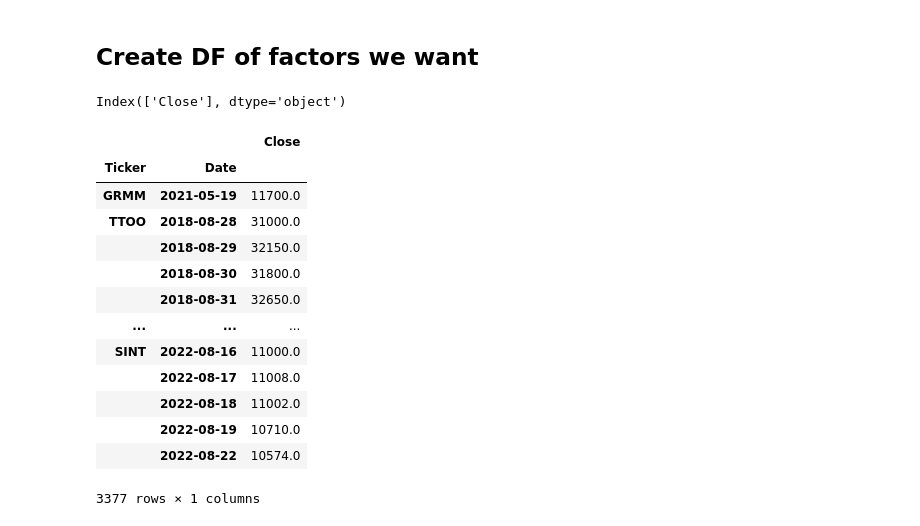
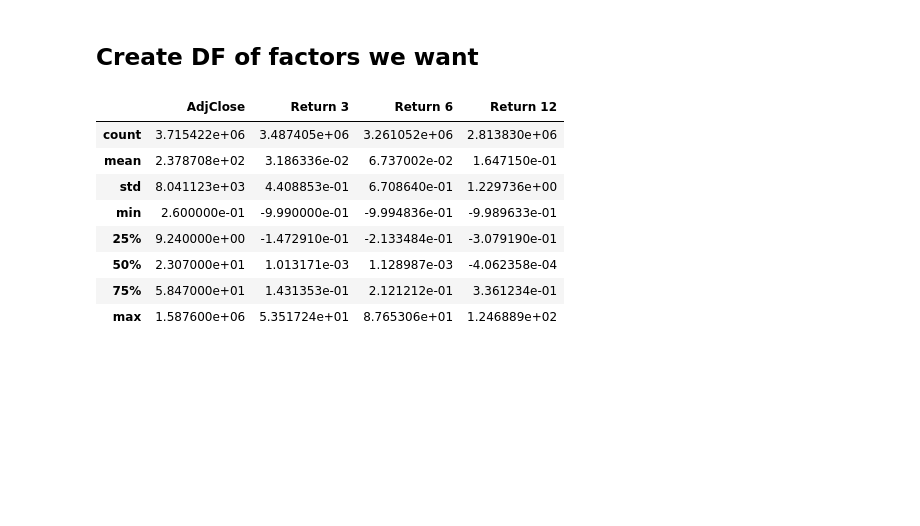
Before and after one commit to mprewarski/stock-models, a Jupyter notebook: mlp-fundamental-factors.ipynb, the cells around one changed output. Drawn from its saved outputs; the diff is of its cells as text; code cells hidden in the pictures; blank space fills up the shorter version.

```diff
--- a/mlp-fundamental-factors.ipynb
+++ b/mlp-fundamental-factors.ipynb
@@ -41,0 +72,5 @@ df_prices = sf.load_shareprices(variant='daily', market=market)
+# %%
+df_prices = df_prices.rename(columns={ADJ_CLOSE: 'AdjClose'})
+# %%
+df_prices = df_prices.query('AdjClose > 0.25')
+df_prices.shape
@@ -123,25 +127,17 @@ df_factors[CLOSE] = df_prices[ADJ_CLOSE]
-# %%
-df_factors.columns
-# %% [output]
-Index(['Close'], dtype='object')
-# %%
-df_factors.query('Close > 10000')
-# %% [output]
-|  |  | Close |
-| Ticker | Date |  |
-| GRMM | 2021-05-19 | 11700.0 |
-| TTOO | 2018-08-28 | 31000.0 |
-|  | 2018-08-29 | 32150.0 |
-|  | 2018-08-30 | 31800.0 |
-|  | 2018-08-31 | 32650.0 |
-| ... | ... | ... |
-| SINT | 2022-08-16 | 11000.0 |
-|  | 2022-08-17 | 11008.0 |
-|  | 2022-08-18 | 11002.0 |
-|  | 2022-08-19 | 10710.0 |
-|  | 2022-08-22 | 10574.0 |
-3377 rows × 1 columns
 # %%
-df_factors["Return 3"] = sf.rel_change(df=df_prices[ADJ_CLOSE], freq='bdays', bdays=63, future=True)
-df_factors["Return 6"] = sf.rel_change(df=df_prices[ADJ_CLOSE], freq='bdays', bdays=126, future=True)
-df_factors["Return 12"] = sf.rel_change(df=df_prices[ADJ_CLOSE], freq='bdays', bdays=252, future=True)
+df_factors = pd.DataFrame(index=df_prices.index)
+df_factors['AdjClose'] = df_prices['AdjClose']
+df_factors["Return 3"] = sf.rel_change(df=df_prices['AdjClose'], freq='bdays', bdays=63, future=True)
+df_factors["Return 6"] = sf.rel_change(df=df_prices['AdjClose'], freq='bdays', bdays=126, future=True)
+df_factors["Return 12"] = sf.rel_change(df=df_prices['AdjClose'], freq='bdays', bdays=252, future=True)
+df_factors.describe()
+# %% [output]
+|  | AdjClose | Return 3 | Return 6 | Return 12 |
+| count | 3.715422e+06 | 3.487405e+06 | 3.261052e+06 | 2.813830e+06 |
+| mean | 2.378708e+02 | 3.186336e-02 | 6.737002e-02 | 1.647150e-01 |
+| std | 8.041123e+03 | 4.408853e-01 | 6.708640e-01 | 1.229736e+00 |
+| min | 2.600000e-01 | -9.990000e-01 | -9.994836e-01 | -9.989633e-01 |
+| 25% | 9.240000e+00 | -1.472910e-01 | -2.133484e-01 | -3.079190e-01 |
+| 50% | 2.307000e+01 | 1.013171e-03 | 1.128987e-03 | -4.062358e-04 |
+| 75% | 5.847000e+01 | 1.431353e-01 | 2.121212e-01 | 3.361234e-01 |
+| max | 1.587600e+06 | 5.351724e+01 | 8.765306e+01 | 1.246889e+02 |
```
Also changed, not shown: parts of 65 cells of this notebook.
